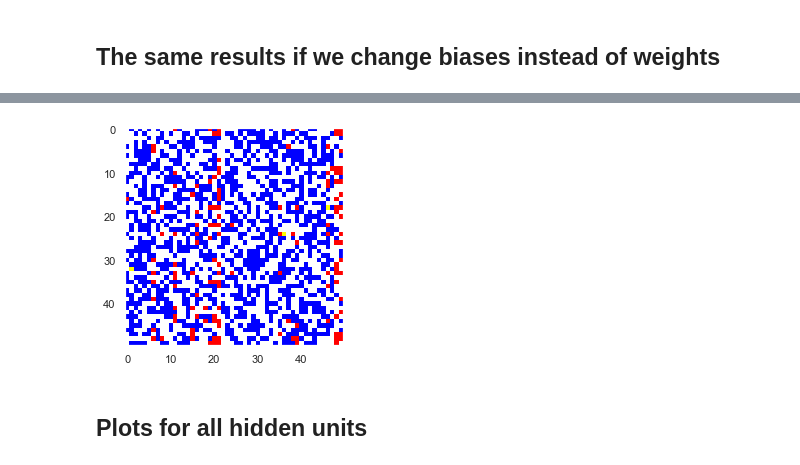
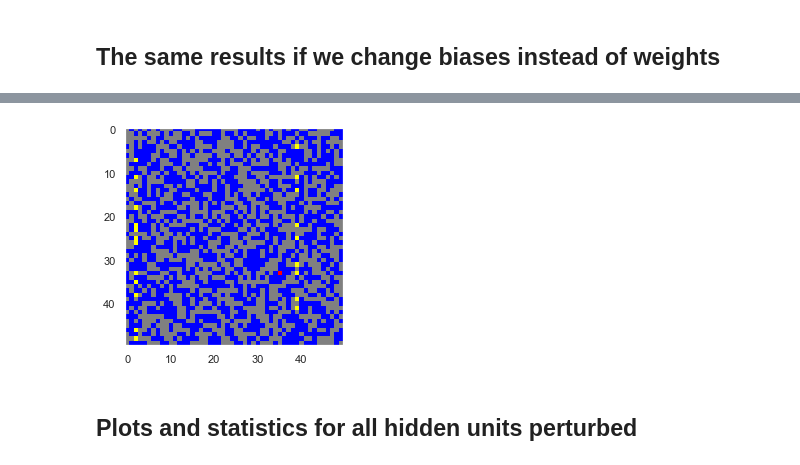
Before and after one commit to ghzhang0/Boulder_2019, a Jupyter notebook: Conditional_behavior.ipynb, the cells around one changed output, grey strips where cells are left out. Saved outputs shown, nothing was run; the diff lists cells and outputs as text; code cells hidden in the pictures.

```diff
--- a/Conditional_behavior.ipynb
+++ b/Conditional_behavior.ipynb
@@ -124,14 +113,14 @@ fig.savefig("graphs/CD_50x50x50_hn_{}.pdf".format(id_activate))
 # %%
 # shift bias to control the activation threshold
 b1_new=b1.clone()
-b1_new[id_activate]=-1000000
+b1_new[id_activate]=1000000
 
 y_pred_new = f(f(x.mm(w1).add(b1_new)).mm(w2).add(b2))
 y_pred_new = y_pred_new.detach().numpy()
 binary_y_new = np.round(y_pred_new)
 
 # plot a colored grid highlighting "errors" for a conditional behavior data:
-data = 2*y_org+binary_y_new
+data = 2*y_bin[id_to_check]+binary_y_new
 cmap = colors.ListedColormap(['grey', 'yellow', "red", "blue"])
 bounds = [0, 0.5, 1, 1.5, 2, 2.5, 3]
 norm = colors.BoundaryNorm(bounds, cmap.N)
@@ -145,17 +132,43 @@ ax.grid(False) # no gridlines
+[figure, added]
+# %% [markdown]
+## Plots and statistics for all hidden units perturbed
 # %%
-# plot a colored grid highlighting "errors" for a conditional behavior data:
-data = 2*y_org+binary_y_new
-cmap = colors.ListedColormap(['white', 'yellow', "red", "blue"])
-bounds = [0, 0.5, 1, 1.5, 2, 2.5, 3]
-norm = colors.BoundaryNorm(bounds, cmap.N)
+# plot the above for all hidden activated neurons and calc some statistics
+diss=[]
+r_idss=[]
+c_idss=[]
+beh_aff=np.zeros(N)
+mu_aff=np.zeros(N)
 
-fig, ax = plt.subplots()
-ax.imshow(data, cmap=cmap, norm=norm)
-ax.grid(False) # no gridlines
-#plt.show()
+for id_activate in range(N):
+    # specify hidden layer neuron to activate
+    b1_new=b1.clone()
+    b1_new[id_activate]=1000000
 
-#fig.savefig("graphs/CD_50x50x50_hn_{}.pdf".format(id_activate))
+    y_pred_new = f(f(x.mm(w1).add(b1_new)).mm(w2).add(b2))
+    y_pred_new = y_pred_new.detach().numpy()
+    binary_y_new = np.round(y_pred_new)
+
+    # uncomment to plot
+    '''
+    # plot a colored grid highlighting "errors" for a conditional behavior data:
+    data = 2*y_bin[id_to_check]+binary_y_new
+    cmap = colors.ListedColormap(['grey', 'yellow', "red", "blue"])
+    bounds = [0, 0.5, 1, 1.5, 2, 2.5, 3]
+    norm = colors.BoundaryNorm(bounds, cmap.N)
+
+    fig, ax = plt.subplots()
+    ax.imshow(data, cmap=cmap, norm=norm)
+    ax.grid(False) # no gridlines
+
+    #fig.savefig("graphs/CD_50x50x50_hn_{}.pdf".format(id_activate))
+    '''
+    # save discrepancy matrix
+    dis = y_bin[id_to_check]-binary_y_new
+    diss.append(dis)
+
+    r_ids, c_ids = np.where((dis == 1)|(dis==-1))
+    r_idss.append(r_ids) # save indices of affected motor units for each behavior
+    c_idss.append(c_ids)
+    beh_aff[id_activate]=np.unique(r_ids).size # check how many behaviors were affected
+    mu_aff[id_activate]=np.unique(c_ids).size  # check how many motor units were affected
-# %% [output]
-[figure, removed]
-# %% [markdown]
-## Plots for all hidden units
```
Also changed, not shown: parts of 12 cells of this notebook.
